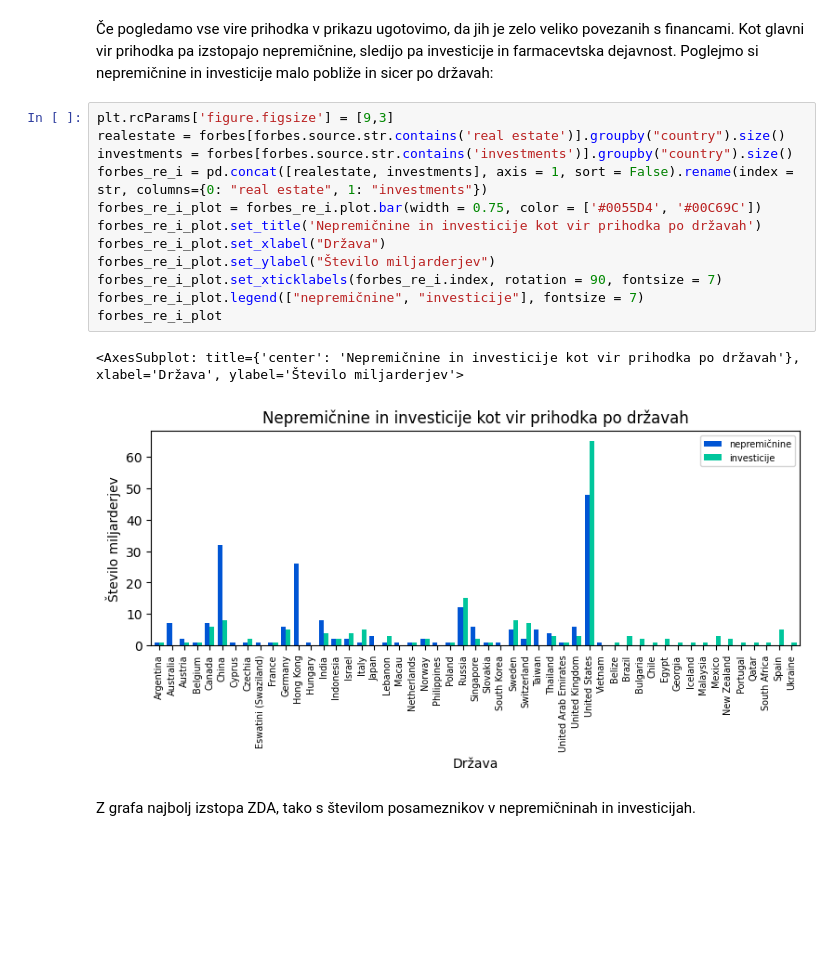
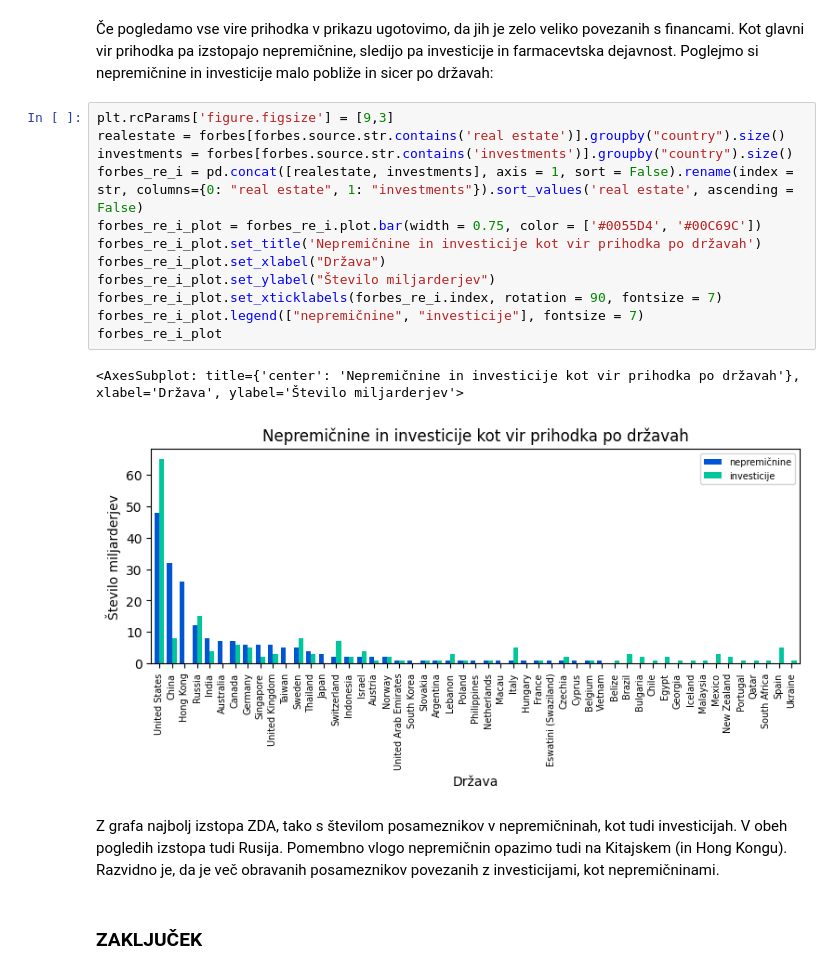
Before and after one commit to karolina-sa/Forbes-list-PROG1-projekt, a Jupyter notebook: analiza_Forbes_list.ipynb, the cells around one changed output. Saved outputs shown, nothing was run; the diff lists cells and outputs as text; blank space fills up the shorter version.

```diff
--- a/analiza_Forbes_list.ipynb
+++ b/analiza_Forbes_list.ipynb
@@ -347,17 +347,19 @@ Poglejmo si nepremičnine in investicije malo pobliže in sicer po državah:
 # %%
 plt.rcParams['figure.figsize'] = [9,3]
 realestate = forbes[forbes.source.str.contains('real estate')].groupby("country").size()
 investments = forbes[forbes.source.str.contains('investments')].groupby("country").size()
-forbes_re_i = pd.concat([realestate, investments], axis = 1, sort = False).rename(index = str, columns={0: "real estate", 1: "investments"})
+forbes_re_i = pd.concat([realestate, investments], axis = 1, sort = False).rename(index = str, columns={0: "real estate", 1: "investments"}).sort_values('real estate', ascending = False)
 forbes_re_i_plot = forbes_re_i.plot.bar(width = 0.75, color = ['#0055D4', '#00C69C'])
 forbes_re_i_plot.set_title('Nepremičnine in investicije kot vir prihodka po državah')
 forbes_re_i_plot.set_xlabel("Država")
 forbes_re_i_plot.set_ylabel("Število miljarderjev")
 forbes_re_i_plot.set_xticklabels(forbes_re_i.index, rotation = 90, fontsize = 7)
 forbes_re_i_plot.legend(["nepremičnine", "investicije"], fontsize = 7)
 forbes_re_i_plot
 # %% [output]
 <AxesSubplot: title={'center': 'Nepremičnine in investicije kot vir prihodka po državah'}, xlabel='Država', ylabel='Število miljarderjev'>
-[figure, old version]
+[figure, new version]
-# %% [markdown]
-Z grafa najbolj izstopa ZDA, tako s številom posameznikov v nepremičninah in investicijah.
+# %% [markdown]
+Z grafa najbolj izstopa ZDA, tako s številom posameznikov v nepremičninah, kot tudi investicijah. V obeh pogledih izstopa tudi Rusija. Pomembno vlogo nepremičnin opazimo tudi na Kitajskem (in Hong Kongu). Razvidno je, da je več obravanih posameznikov povezanih z investicijami, kot nepremičninami.
+# %% [markdown]
+<h3>ZAKLJUČEK</h3>
```
